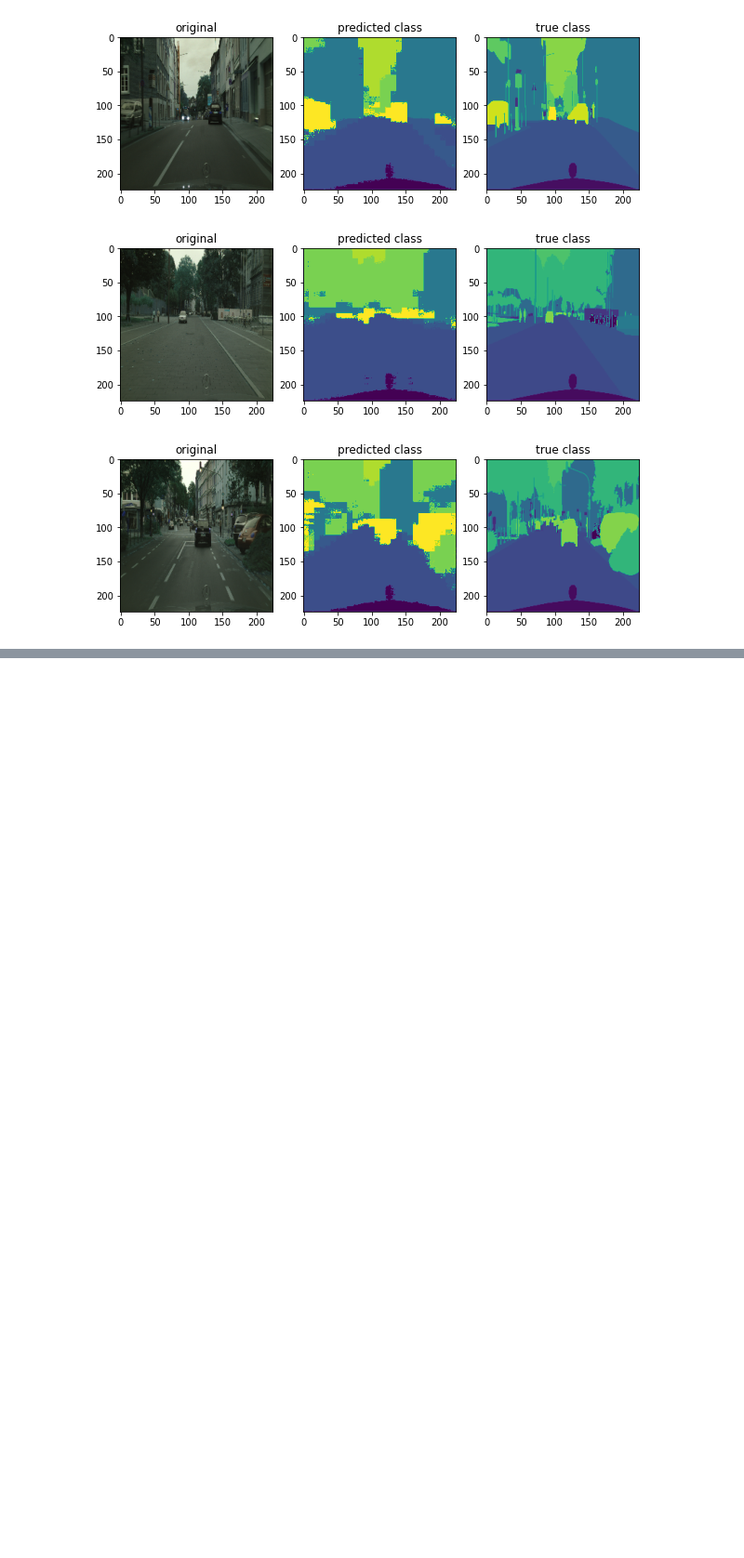
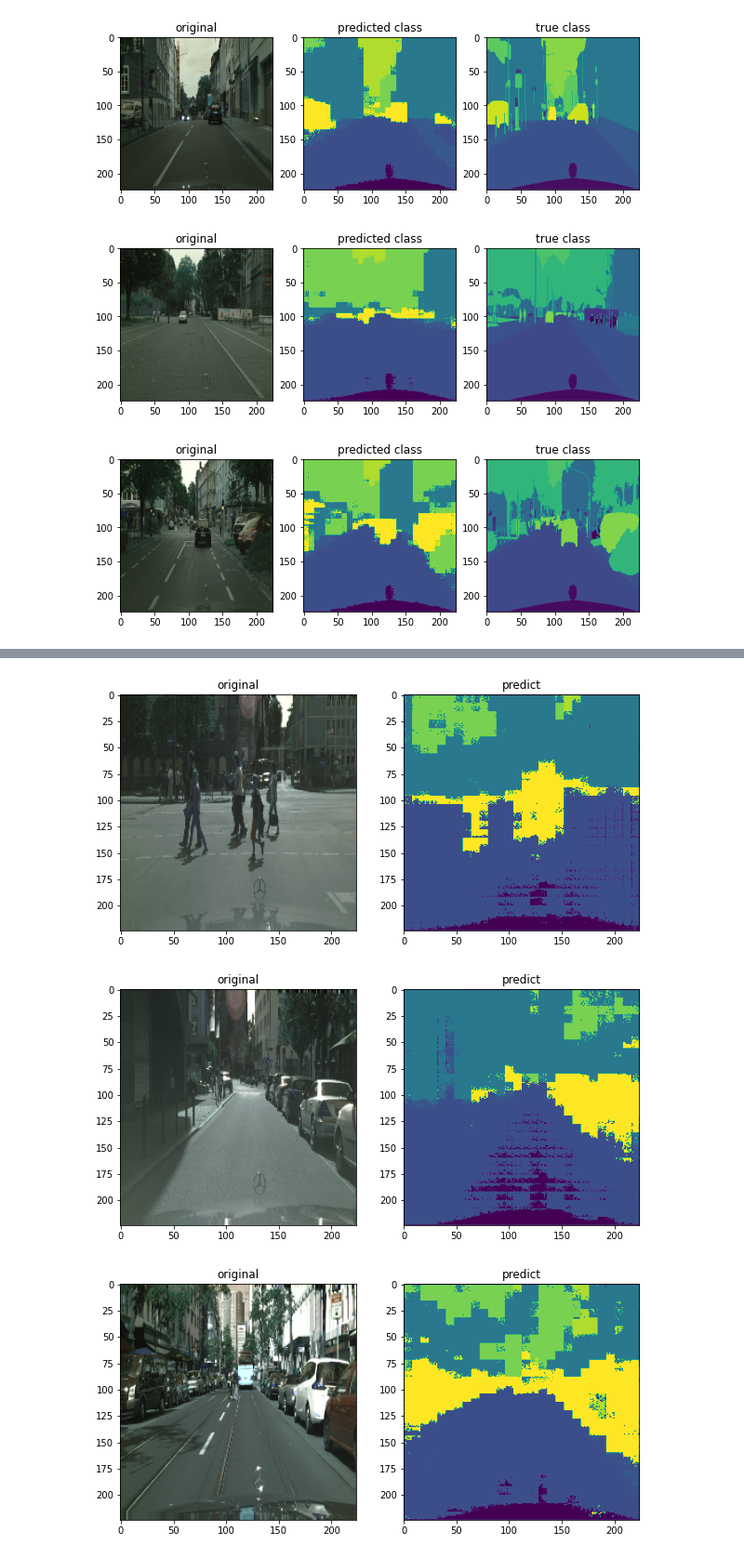
Before and after one commit to HuyKhoi-code/intro-to-semantic-segment, a Jupyter notebook: FCN.ipynb, the cells around one changed output, grey strips where cells are left out. Shown at 93% size. Drawn from its saved outputs; the diff is of its cells as text; code cells hidden in the pictures; blank space fills up the shorter version.

```diff
--- a/FCN.ipynb
+++ b/FCN.ipynb
@@ -428,0 +451,24 @@ for i in range(10):
+# %%
+vals = np.array(vals)
+# %%
+val_img = FCN.predict(vals)
+val_imgi = np.argmax(val_img, axis = 3)
+# %%
+for i in range (6):
+    pred_val = val_imgi[i]
+    ori_val = vals[i]
+
+    fig = plt.figure(figsize=(10,30))
+    ax = fig.add_subplot(1,2,1)
+    ax.imshow(ori_val)
+    ax.set_title("original")
+
+    ax = fig.add_subplot(1,2,2)
+    ax.imshow(pred_val)
+    ax.set_title('predict')
+
+    plt.show()
+# %% [output]
+[figure, added]
+[figure, added]
+[figure, added]
```
Also changed, not shown: parts of 12 cells of this notebook.
